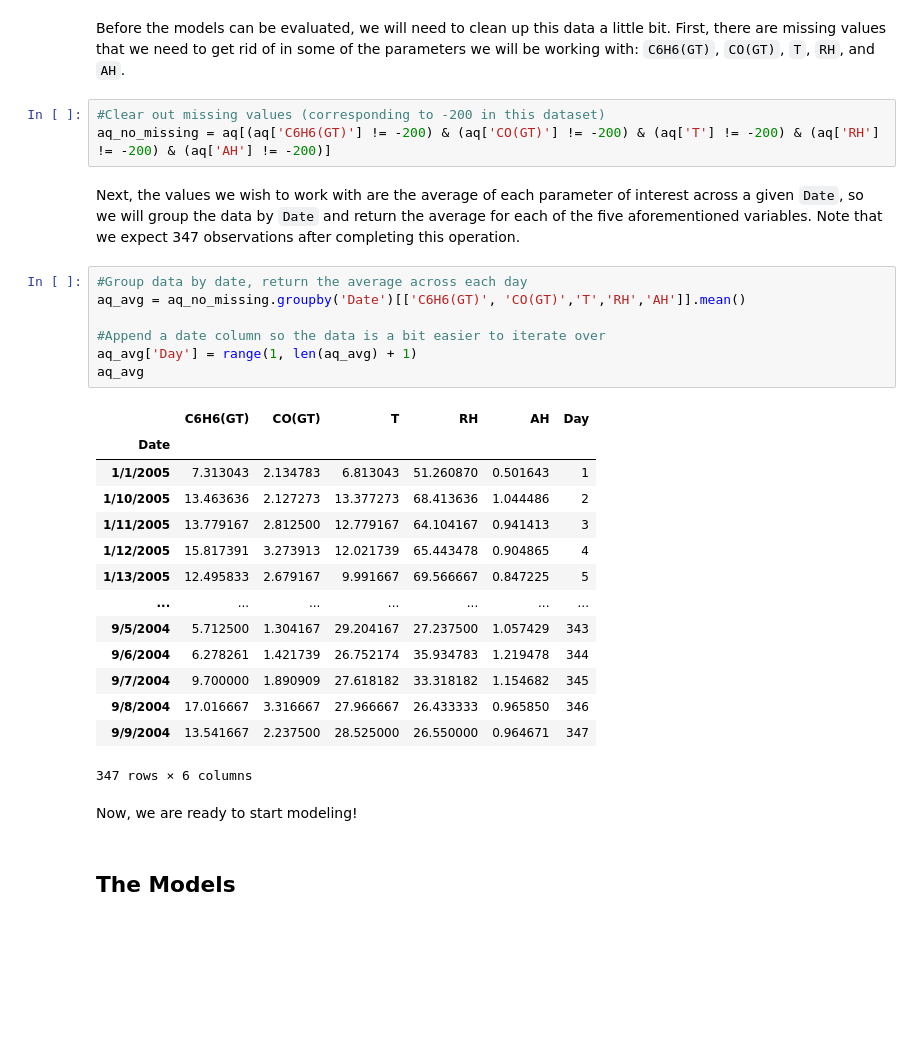
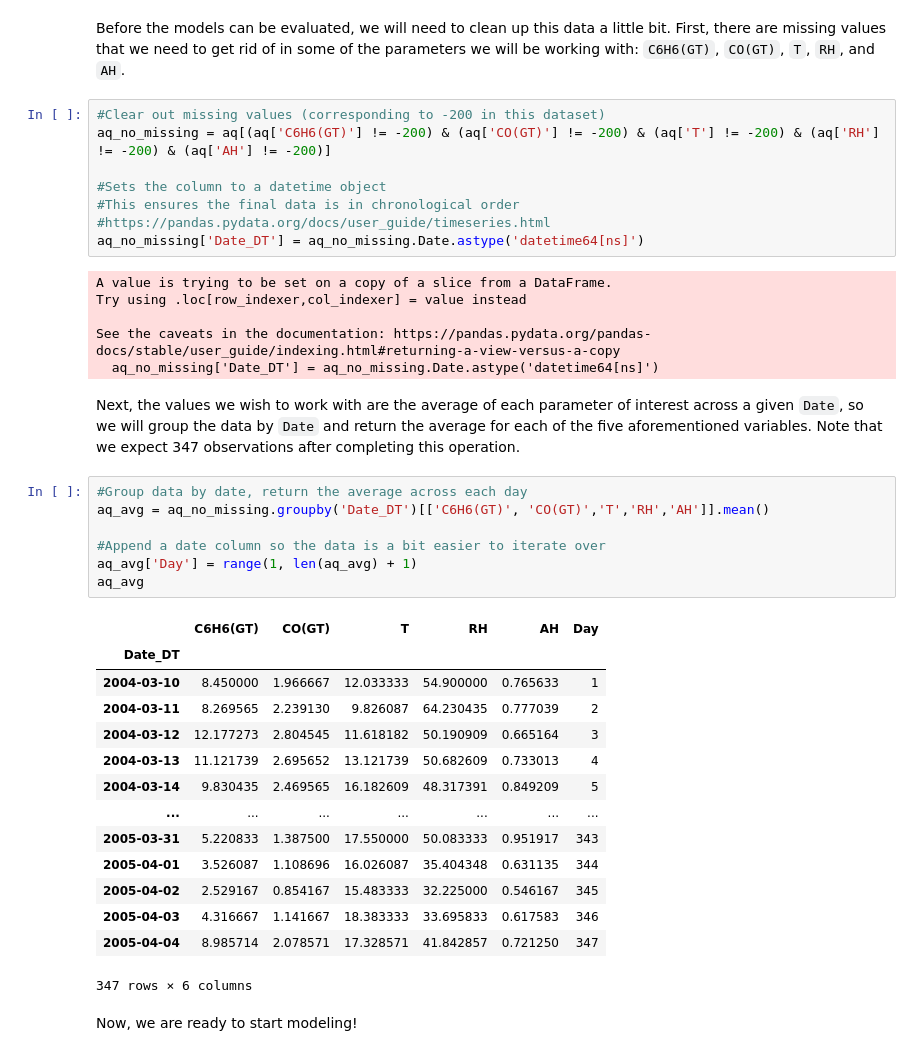
Before and after one commit to cashby-890/ST-554-Project1, a Jupyter notebook: Task3/Project1Task3.ipynb, the cells around one changed output. Drawn from its saved outputs; the diff is of its cells as text; blank space fills up the shorter version.

Commit message:
Convert Date to datetime64 and add Model section.

```diff
--- a/Task3/Project1Task3.ipynb
+++ b/Task3/Project1Task3.ipynb
@@ -34,31 +38,40 @@ Before the models can be evaluated, we will need to clean up this data a little
 # %%
 #Clear out missing values (corresponding to -200 in this dataset)
 aq_no_missing = aq[(aq['C6H6(GT)'] != -200) & (aq['CO(GT)'] != -200) & (aq['T'] != -200) & (aq['RH'] != -200) & (aq['AH'] != -200)]
+
+#Sets the column to a datetime object
+#This ensures the final data is in chronological order
+#https://pandas.pydata.org/docs/user_guide/timeseries.html
+aq_no_missing['Date_DT'] = aq_no_missing.Date.astype('datetime64[ns]')
+# %% [output]
+A value is trying to be set on a copy of a slice from a DataFrame.
+Try using .loc[row_indexer,col_indexer] = value instead
+
+See the caveats in the documentation: https://pandas.pydata.org/pandas-docs/stable/user_guide/indexing.html#returning-a-view-versus-a-copy
+  aq_no_missing['Date_DT'] = aq_no_missing.Date.astype('datetime64[ns]')
 # %% [markdown]
-Next, the values we wish to work with are the average of each parameter of interest across a given `Date`, so we will group the data by `Date` and return the average for each of the five aforementioned variables. Note that we expect 347 observations after completing this operation.
+ Next, the values we wish to work with are the average of each parameter of interest across a given `Date`, so we will group the data by `Date` and return the average for each of the five aforementioned variables. Note that we expect 347 observations after completing this operation.
 # %%
 #Group data by date, return the average across each day
-aq_avg = aq_no_missing.groupby('Date')[['C6H6(GT)', 'CO(GT)','T','RH','AH']].mean()
+aq_avg = aq_no_missing.groupby('Date_DT')[['C6H6(GT)', 'CO(GT)','T','RH','AH']].mean()
 
 #Append a date column so the data is a bit easier to iterate over
 aq_avg['Day'] = range(1, len(aq_avg) + 1)
 aq_avg
 # %% [output]
 |  | C6H6(GT) | CO(GT) | T | RH | AH | Day |
-| Date |  |  |  |  |  |  |
-| 1/1/2005 | 7.313043 | 2.134783 | 6.813043 | 51.260870 | 0.501643 | 1 |
-| 1/10/2005 | 13.463636 | 2.127273 | 13.377273 | 68.413636 | 1.044486 | 2 |
-| 1/11/2005 | 13.779167 | 2.812500 | 12.779167 | 64.104167 | 0.941413 | 3 |
-| 1/12/2005 | 15.817391 | 3.273913 | 12.021739 | 65.443478 | 0.904865 | 4 |
-| 1/13/2005 | 12.495833 | 2.679167 | 9.991667 | 69.566667 | 0.847225 | 5 |
+| Date_DT |  |  |  |  |  |  |
+| 2004-03-10 | 8.450000 | 1.966667 | 12.033333 | 54.900000 | 0.765633 | 1 |
+| 2004-03-11 | 8.269565 | 2.239130 | 9.826087 | 64.230435 | 0.777039 | 2 |
+| 2004-03-12 | 12.177273 | 2.804545 | 11.618182 | 50.190909 | 0.665164 | 3 |
+| 2004-03-13 | 11.121739 | 2.695652 | 13.121739 | 50.682609 | 0.733013 | 4 |
+| 2004-03-14 | 9.830435 | 2.469565 | 16.182609 | 48.317391 | 0.849209 | 5 |
 | ... | ... | ... | ... | ... | ... | ... |
-| 9/5/2004 | 5.712500 | 1.304167 | 29.204167 | 27.237500 | 1.057429 | 343 |
-| 9/6/2004 | 6.278261 | 1.421739 | 26.752174 | 35.934783 | 1.219478 | 344 |
-| 9/7/2004 | 9.700000 | 1.890909 | 27.618182 | 33.318182 | 1.154682 | 345 |
-| 9/8/2004 | 17.016667 | 3.316667 | 27.966667 | 26.433333 | 0.965850 | 346 |
-| 9/9/2004 | 13.541667 | 2.237500 | 28.525000 | 26.550000 | 0.964671 | 347 |
+| 2005-03-31 | 5.220833 | 1.387500 | 17.550000 | 50.083333 | 0.951917 | 343 |
+| 2005-04-01 | 3.526087 | 1.108696 | 16.026087 | 35.404348 | 0.631135 | 344 |
+| 2005-04-02 | 2.529167 | 0.854167 | 15.483333 | 32.225000 | 0.546167 | 345 |
+| 2005-04-03 | 4.316667 | 1.141667 | 18.383333 | 33.695833 | 0.617583 | 346 |
+| 2005-04-04 | 8.985714 | 2.078571 | 17.328571 | 41.842857 | 0.721250 | 347 |
 347 rows × 6 columns
 # %% [markdown]
 Now, we are ready to start modeling!
-# %% [markdown]
-## The Models
```
Also changed, not shown: parts of 6 cells of this notebook.
